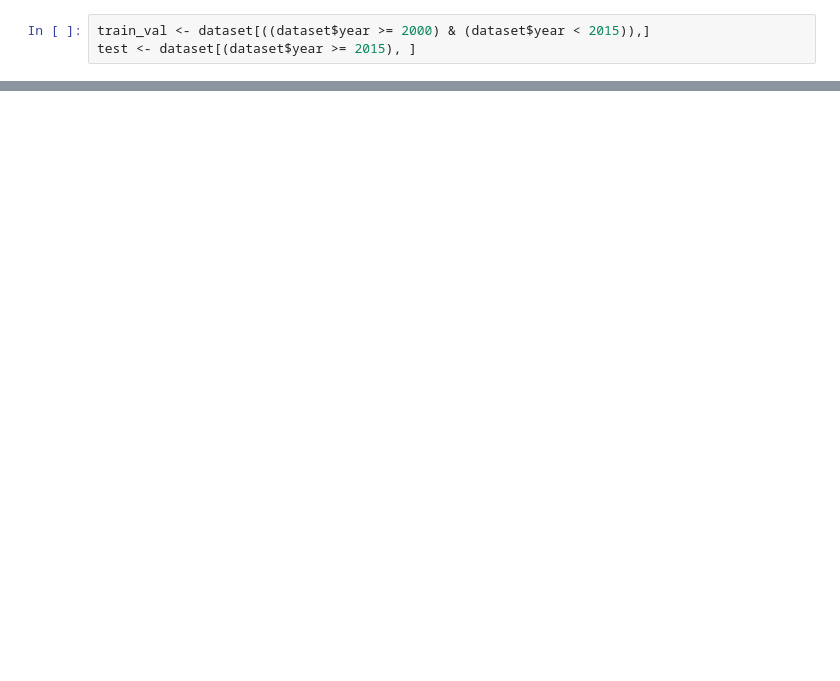
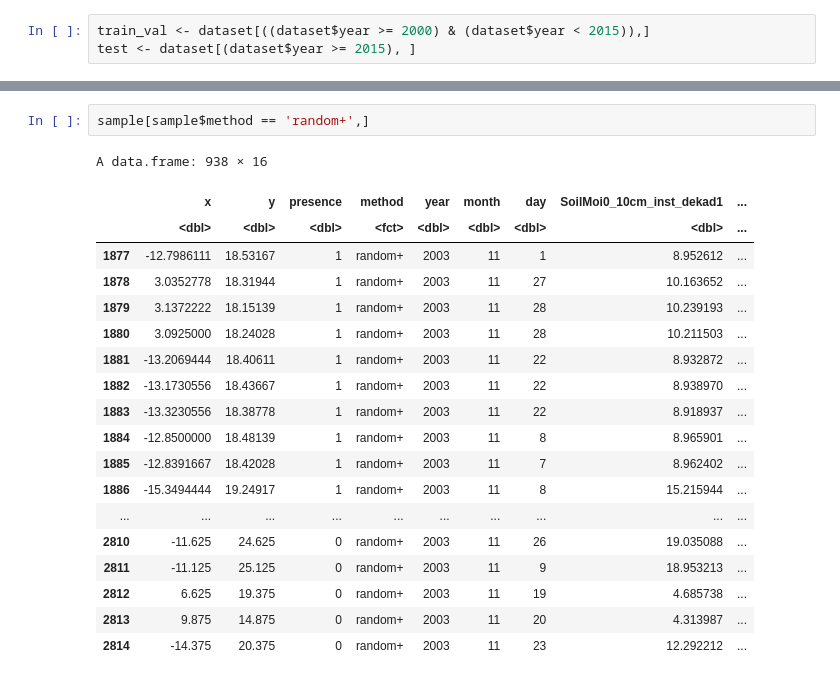
Before and after one commit to instadeepai/locust-predict, a Jupyter notebook: notebooks/Pseudo Absence Generation.ipynb, the cells around one changed output, grey strips where cells are left out. Saved outputs shown, nothing was run; the diff lists cells and outputs as text; blank space fills up the shorter version.

```diff
--- a/notebooks/Pseudo Absence Generation.ipynb
+++ b/notebooks/Pseudo Absence Generation.ipynb
@@ -470,0 +535,22 @@ Background km50 is too small for sampling and will be ignored
+# %%
+sample[sample$method == 'random+',]
+# %% [output]
+A data.frame: 938 × 16
+|  | x | y | presence | method | year | month | day | SoilMoi0_10cm_inst_dekad1 | ... |
+|  | <dbl> | <dbl> | <dbl> | <fct> | <dbl> | <dbl> | <dbl> | <dbl> | ... |
+| 1877 | -12.7986111 | 18.53167 | 1 | random+ | 2003 | 11 | 1 | 8.952612 | ... |
+| 1878 | 3.0352778 | 18.31944 | 1 | random+ | 2003 | 11 | 27 | 10.163652 | ... |
+| 1879 | 3.1372222 | 18.15139 | 1 | random+ | 2003 | 11 | 28 | 10.239193 | ... |
+| 1880 | 3.0925000 | 18.24028 | 1 | random+ | 2003 | 11 | 28 | 10.211503 | ... |
+| 1881 | -13.2069444 | 18.40611 | 1 | random+ | 2003 | 11 | 22 | 8.932872 | ... |
+| 1882 | -13.1730556 | 18.43667 | 1 | random+ | 2003 | 11 | 22 | 8.938970 | ... |
+| 1883 | -13.3230556 | 18.38778 | 1 | random+ | 2003 | 11 | 22 | 8.918937 | ... |
+| 1884 | -12.8500000 | 18.48139 | 1 | random+ | 2003 | 11 | 8 | 8.965901 | ... |
+| 1885 | -12.8391667 | 18.42028 | 1 | random+ | 2003 | 11 | 7 | 8.962402 | ... |
+| 1886 | -15.3494444 | 19.24917 | 1 | random+ | 2003 | 11 | 8 | 15.215944 | ... |
+| ... | ... | ... | ... | ... | ... | ... | ... | ... | ... |
+| 2810 | -11.625 | 24.625 | 0 | random+ | 2003 | 11 | 26 | 19.035088 | ... |
+| 2811 | -11.125 | 25.125 | 0 | random+ | 2003 | 11 | 9 | 18.953213 | ... |
+| 2812 | 6.625 | 19.375 | 0 | random+ | 2003 | 11 | 19 | 4.685738 | ... |
+| 2813 | 9.875 | 14.875 | 0 | random+ | 2003 | 11 | 20 | 4.313987 | ... |
+| 2814 | -14.375 | 20.375 | 0 | random+ | 2003 | 11 | 23 | 12.292212 | ... |
```
Also changed, not shown: parts of 43 cells of this notebook, 2 other files.
